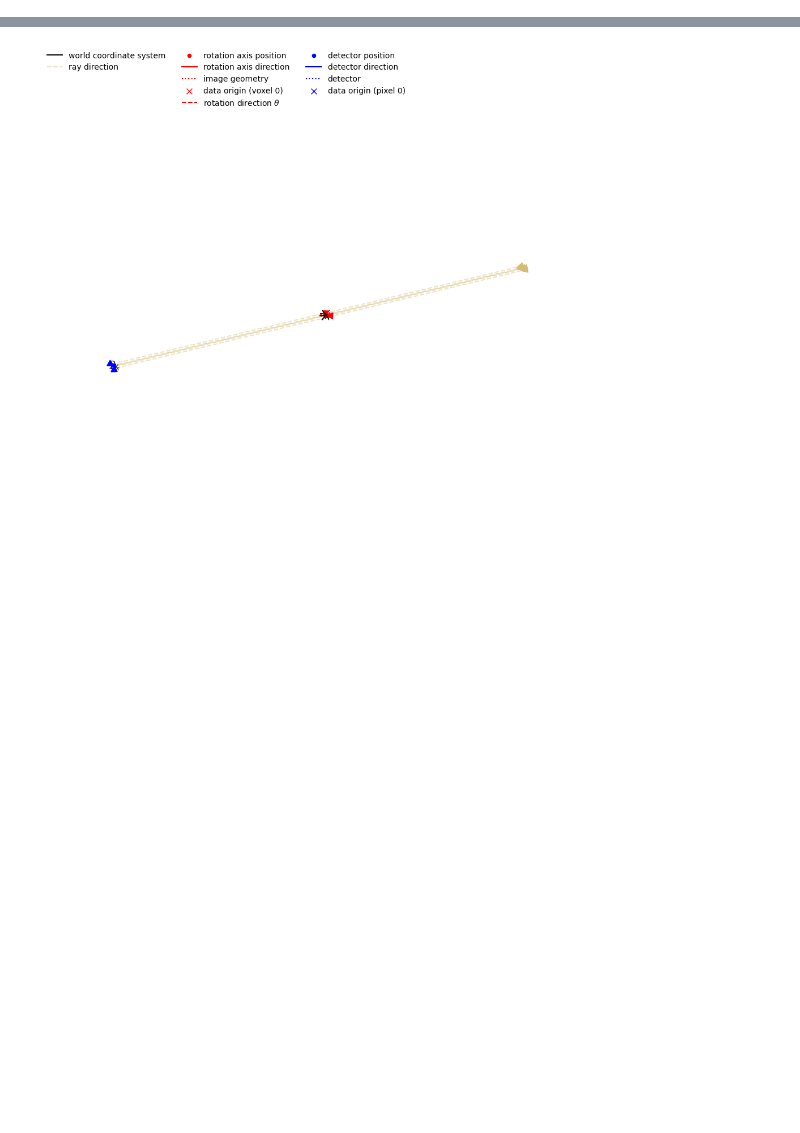
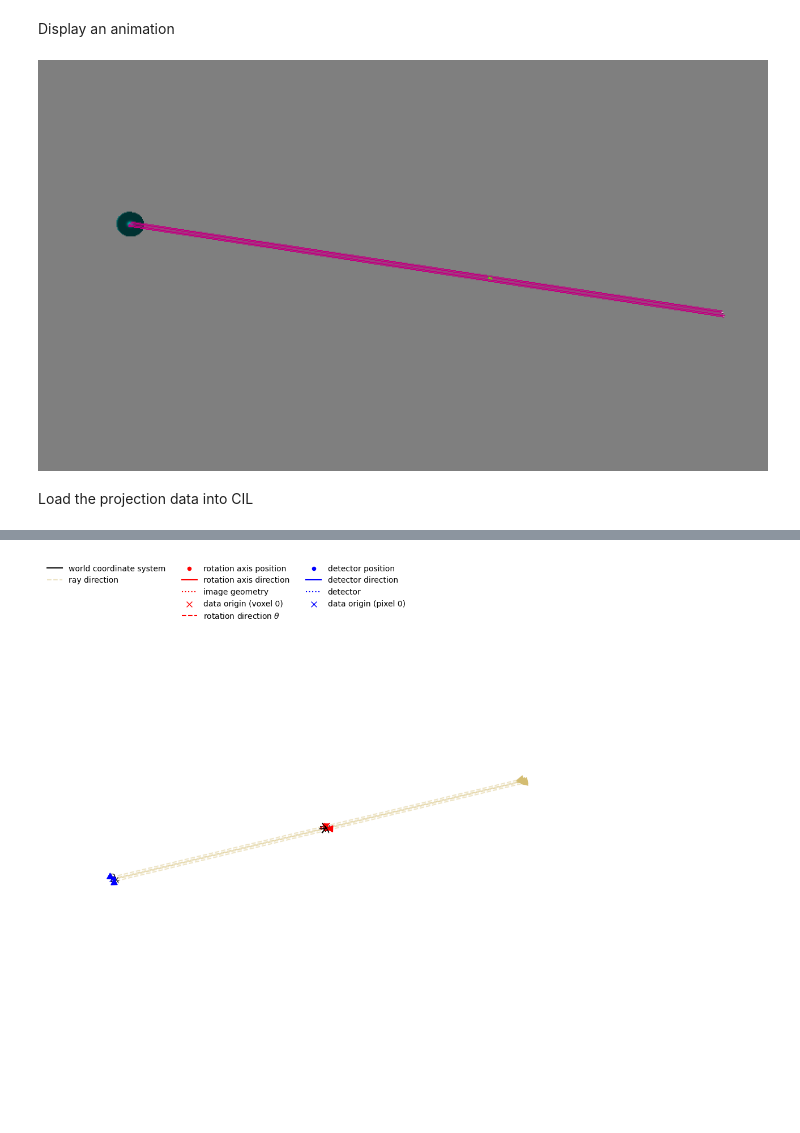
Before and after one commit to effepivi/gVXR2CIL, a Jupyter notebook: NOTEBOOKS/JSON2gVXR2CIL-example4.ipynb, the cells around one changed output, grey strips where cells are left out. Saved outputs shown, nothing was run; the diff lists cells and outputs as text; code cells hidden in the pictures; blank space fills up the shorter version.

```diff
--- a/NOTEBOOKS/JSON2gVXR2CIL-example4.ipynb
+++ b/NOTEBOOKS/JSON2gVXR2CIL-example4.ipynb
@@ -55,9 +84,9 @@ Thu Nov 10 15:48:42 2022 ---- file_name:        ../input_data/W_fibres/final_Ti9
 # %%
-# angles = json2gvxr.doCTScan(verbose=False)
+angles = json2gvxr.doCTScan(verbose=False)
 # %%
 # Get the path where the projections are
-# output_path = json2gvxr.getFilePath(json2gvxr.params["Scan"]["OutFolder"])
+output_path = json2gvxr.getFilePath(json2gvxr.params["Scan"]["OutFolder"])
 # %%
 # Save angles to file
-# with open(output_path + "/angles.csv", "w") as f:
-#     f.writelines([ f"{x}\n" for x in angles])
+with open(output_path + "/angles.csv", "w") as f:
+    f.writelines([ f"{x}\n" for x in angles])
@@ -69,3 +93,12 @@ from JSON2gVXRDataReader import *
+# %% [markdown]
+Display an animation
+# %%
+with open(json2gvxr.getFilePath(json2gvxr.params["Scan"]["GifPath"]),'rb') as f:
+    display(Image(data=f.read(), format='png', width=1000))
+# %% [output]
+[figure, added]
+# %% [markdown]
+Load the projection data into CIL
 # %%
 reader = JSON2gVXRDataReader(file_name=JSON_fname)
 data = reader.read()
```
Also changed, not shown: parts of 20 cells of this notebook.
